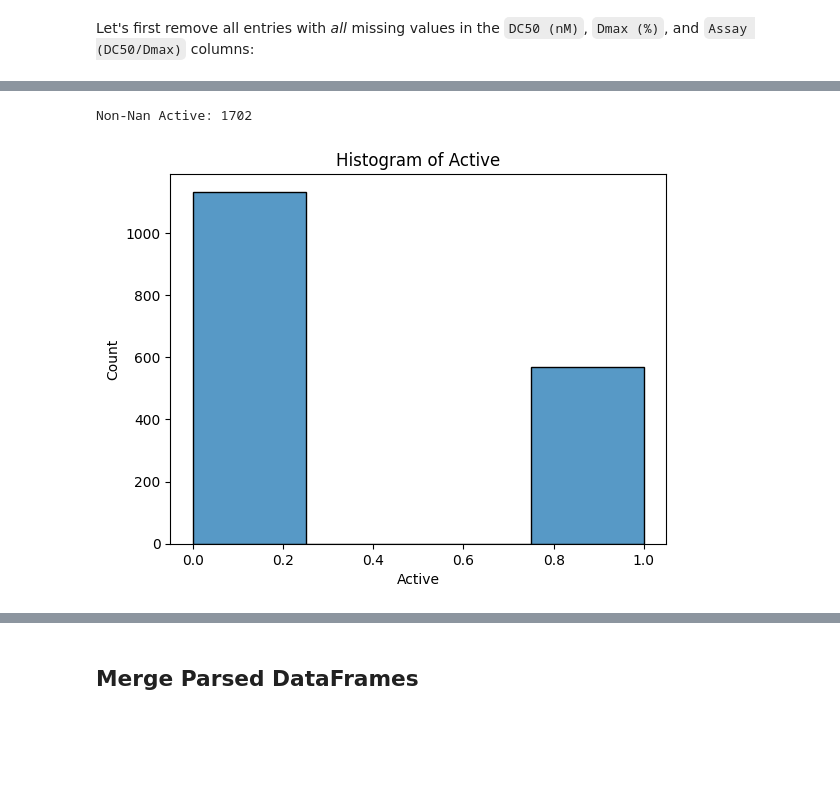
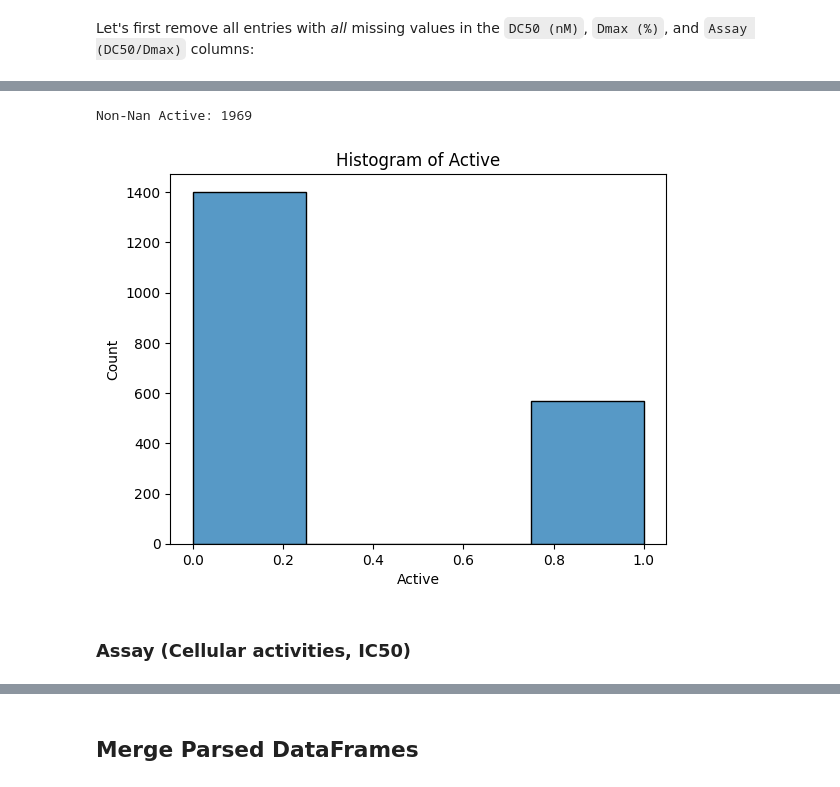
Before and after one commit to ribesstefano/PROTAC-Degradation-Predictor, a Jupyter notebook: notebooks/data_curation.ipynb, the cells around one changed output, grey strips where cells are left out. Saved outputs shown, nothing was run; the diff lists cells and outputs as text; code cells hidden in the pictures; blank space fills up the shorter version.

```diff
--- a/notebooks/data_curation.ipynb
+++ b/notebooks/data_curation.ipynb
@@ -91,7 +89,7 @@ PROTAC-DB loaded.
 SKIP_SCRAPED_DF = True
 
 if not SKIP_SCRAPED_DF:
-    scraped_protac_df = pd.read_csv(os.path.join(
+    scraped_protacdb_df = pd.read_csv(os.path.join(
         data_dir, 'PROTAC-DB-Scraped.csv'))
     # Rename columns
     old2new = {
@@ -101,10 +99,10 @@ if not SKIP_SCRAPED_DF:
         "DC50": "DC50 (nM)",
         "Dmax": "Dmax (%)",
     }
-    scraped_protac_df = scraped_protac_df.rename(columns=old2new)
+    scraped_protacdb_df = scraped_protacdb_df.rename(columns=old2new)
 
-    display(scraped_protac_df.head())
-    print(f'PROTAC-DB scraped len: {len(scraped_protac_df)}')
+    display(scraped_protacdb_df.head())
+    print(f'PROTAC-DB scraped len: {len(scraped_protacdb_df)}')
 # %%
 if not SKIP_SCRAPED_DF:
     # Merge scraped data with PROTAC-DB on Compound ID and get non-assay columns
@@ -736,6 +822,0 @@ Assay columns: ['DC50 (nM)', 'Dmax (%)', 'Assay (DC50/Dmax)', 'Percent degradati
-# %%
-for assay, cols in assay_to_parameters.items():
-    tmp = protac_df[[assay] + cols].dropna(how='all').drop_duplicates()
-    display(tmp.head())
-    print(f'Number of (unique) rows: {len(tmp)}')
-    print('-' * 80)
@@ -963,0 +1233,24 @@ Parsed table len: 2264
+# %%
+def get_pdc50(DC50: float) -> float:
+    """ Convert DC50 from nM to pDC50.
+    Args:
+        DC50 (float): DC50 in nM
+
+    Returns:
+        float: pDC50 value, or NaN if DC50 is NaN
+    """
+    return -np.log10(DC50 * 1e-9) if pd.notnull(DC50) else np.nan
+
+def get_dmax_norm(Dmax: float) -> float:
+    """ Convert Dmax from % to normalized Dmax.
+
+    Args:
+        Dmax (float): Dmax in %
+
+    Returns:
+        float: Normalized Dmax value, or NaN if Dmax is NaN
+    """
+    return np.log(0.01 * Dmax / (1 - 0.01 * Dmax + 1e-12)) if pd.notnull(Dmax) else np.nan
+
+protacdb_dc50dmax_df['pDC50'] = protacdb_dc50dmax_df['DC50 (nM)'].apply(get_pdc50)
+protacdb_dc50dmax_df['Dmax (norm)'] = protacdb_dc50dmax_df['Dmax (%)'].apply(get_dmax_norm)
@@ -981,16 +1316,16 @@ parsed_table[parsed_table['Target'] !=
 # %%
-parsed_table['Active'] = parsed_table.apply(
+protacdb_dc50dmax_df['Active'] = protacdb_dc50dmax_df.apply(
     lambda row: is_active(row['DC50 (nM)'], row['Dmax (%)']),
     axis=1,
 )
 
-print(f'Non-Nan Active: {len(parsed_table[parsed_table["Active"].notnull()])}')
+print(f'Non-Nan Active: {len(protacdb_dc50dmax_df[protacdb_dc50dmax_df["Active"].notnull()])}')
 
 # Histogram of Active
-sns.histplot(data=parsed_table, x='Active', bins=4)
+sns.histplot(data=protacdb_dc50dmax_df, x='Active', bins=4)
 plt.title('Histogram of Active')
 plt.show()
 # %% [output]
-Non-Nan Active: 1702
+Non-Nan Active: 1969
-[figure, old version]
+[figure, new version]
 # %%
@@ -997,0 +1333,2 @@ parsed_table['Database'] = 'PROTAC-DB'
+# %% [markdown]
+### Assay (Cellular activities, IC50)
```
Also changed, not shown: parts of 86 cells of this notebook, 10 other files.
